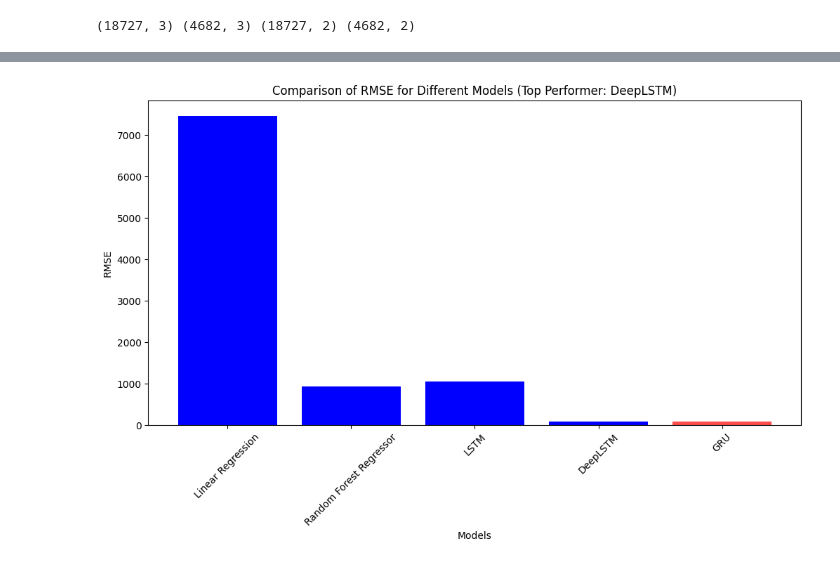
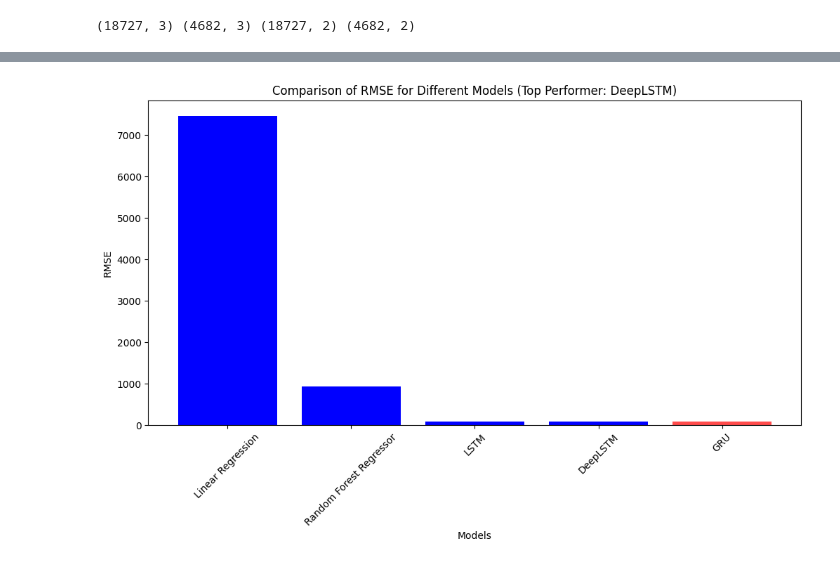
Before and after one commit to nomanmehar5/PREDICTION-OF-EARTH-QUAKE-FYP, a Jupyter notebook: FYP_PREDICTION_OF_EARTH_QUAKE.ipynb, the cells around one changed output, grey strips where cells are left out. Drawn from its saved outputs; the diff is of its cells as text; code cells hidden in the pictures.

```diff
--- a/FYP_PREDICTION_OF_EARTH_QUAKE.ipynb
+++ b/FYP_PREDICTION_OF_EARTH_QUAKE.ipynb
@@ -402,23 +446,23 @@ MAE Score:  34.3121223449707
 # %%
 import matplotlib.pyplot as plt
 
 models = ["Linear Regression", "Random Forest Regressor", "LSTM", "DeepLSTM", "GRU"]
-rmse = [7452.97, 938.20, 1049.03, 87.02, 81.45]
+rmse = [7452.97, 945.85, 91.70, 87.02, 81.20]
 
 # Find the index of the top performer (DeepLSTM)
 top_performer_index = models.index("GRU")
 
 # Create a list of colors, with 'red' for the top performer and 'blue' for others
 colors = ['red' if i == top_performer_index else 'blue' for i in range(len(models))]
 
 # Create a bar chart with a larger bar for the top performer
 plt.figure(figsize=(12, 6))  # Adjust the figure size as needed
 bars = plt.bar(models, rmse, color=colors)
 bars[top_performer_index].set_alpha(0.7)  # Make the top performer's bar slightly transparent
 plt.xlabel("Models")
 plt.ylabel("RMSE")
 plt.title("Comparison of RMSE for Different Models (Top Performer: DeepLSTM)")
 plt.xticks(rotation=45)
 plt.show()
 # %% [output]
-[figure, old version]
+[figure, new version]
```
Also changed, not shown: parts of 5 cells of this notebook.
